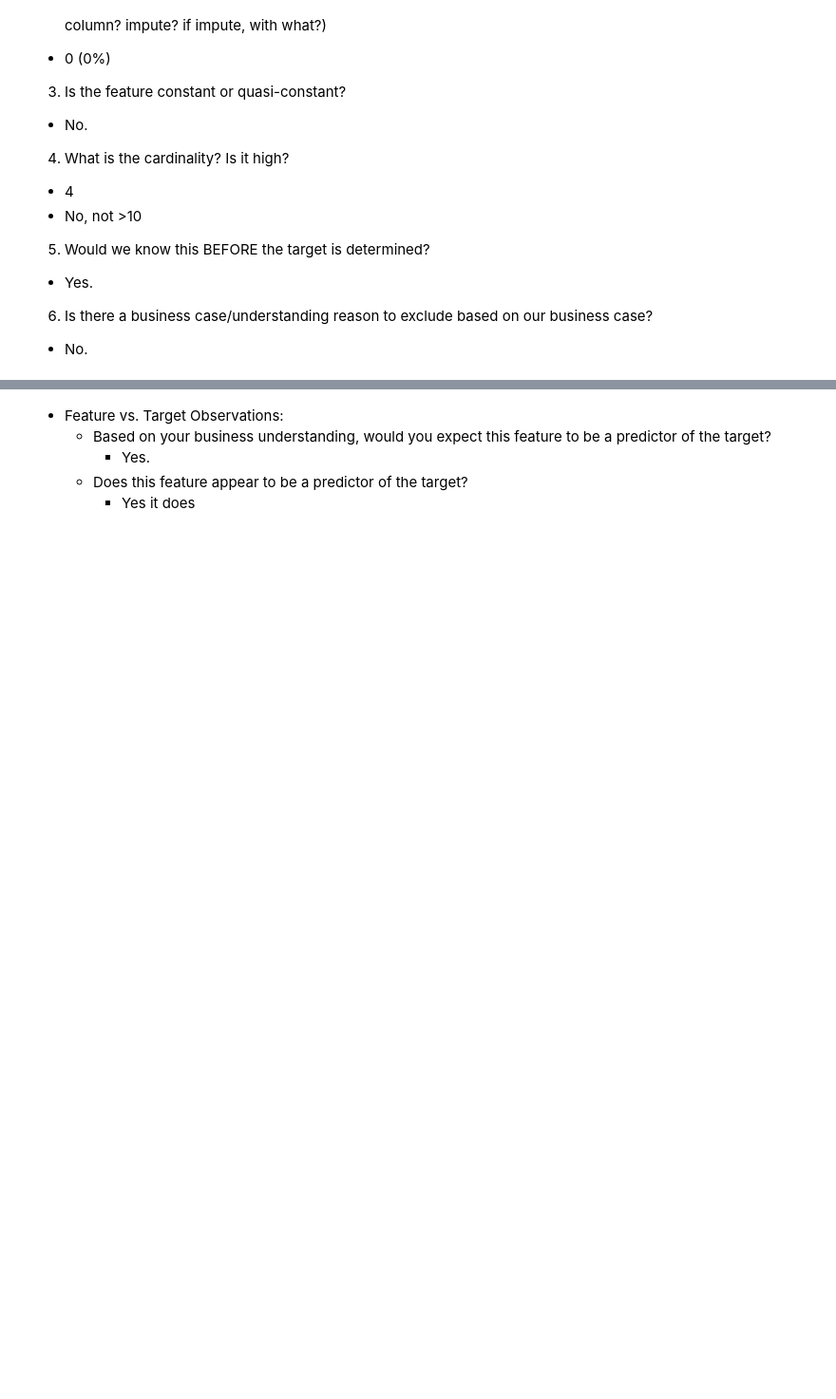
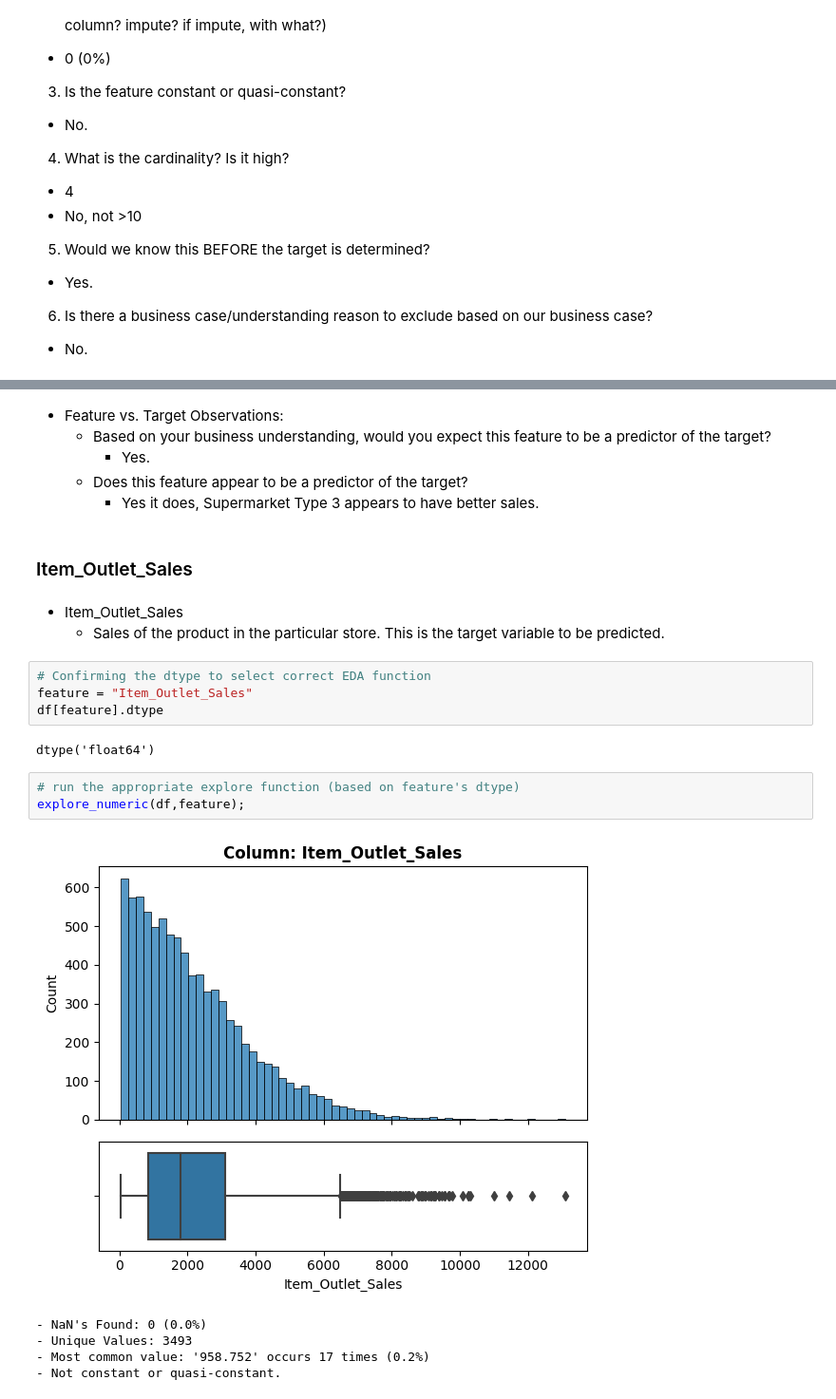
Before and after one commit to anjalixprakash/Prediction-of-Product-Sales, a Jupyter notebook: prediction_of_product_sales.ipynb, the cells around one changed output, grey strips where cells are left out. Shown at 95% size. Cells and saved outputs as stored; diff of their text form; blank space fills up the shorter version.

```diff
--- a/prediction_of_product_sales.ipynb
+++ b/prediction_of_product_sales.ipynb
@@ -1214,4 +1212,24 @@ plot_categorical_vs_target(df, feature,'Item_Outlet_Sales')
   - Based on your business understanding, would you expect this feature to be a predictor of the target?
     - Yes.
   - Does this feature appear to be a predictor of the target?
-    - Yes it does
+    - Yes it does, Supermarket Type 3 appears to have better sales.
+# %% [markdown]
+### Item_Outlet_Sales
+# %% [markdown]
+- Item_Outlet_Sales
+  - Sales of the product in the particular store. This is the target variable to be predicted.
+# %%
+# Confirming the dtype to select correct EDA function
+feature = "Item_Outlet_Sales"
+df[feature].dtype
+# %% [output]
+dtype('float64')
+# %%
+# run the appropriate explore function (based on feature's dtype)
+explore_numeric(df,feature);
+# %% [output]
+[figure, added]
+- NaN's Found: 0 (0.0%)
+- Unique Values: 3493
+- Most common value: '958.752' occurs 17 times (0.2%)
+- Not constant or quasi-constant.
```
Also changed, not shown: parts of 19 cells of this notebook.
